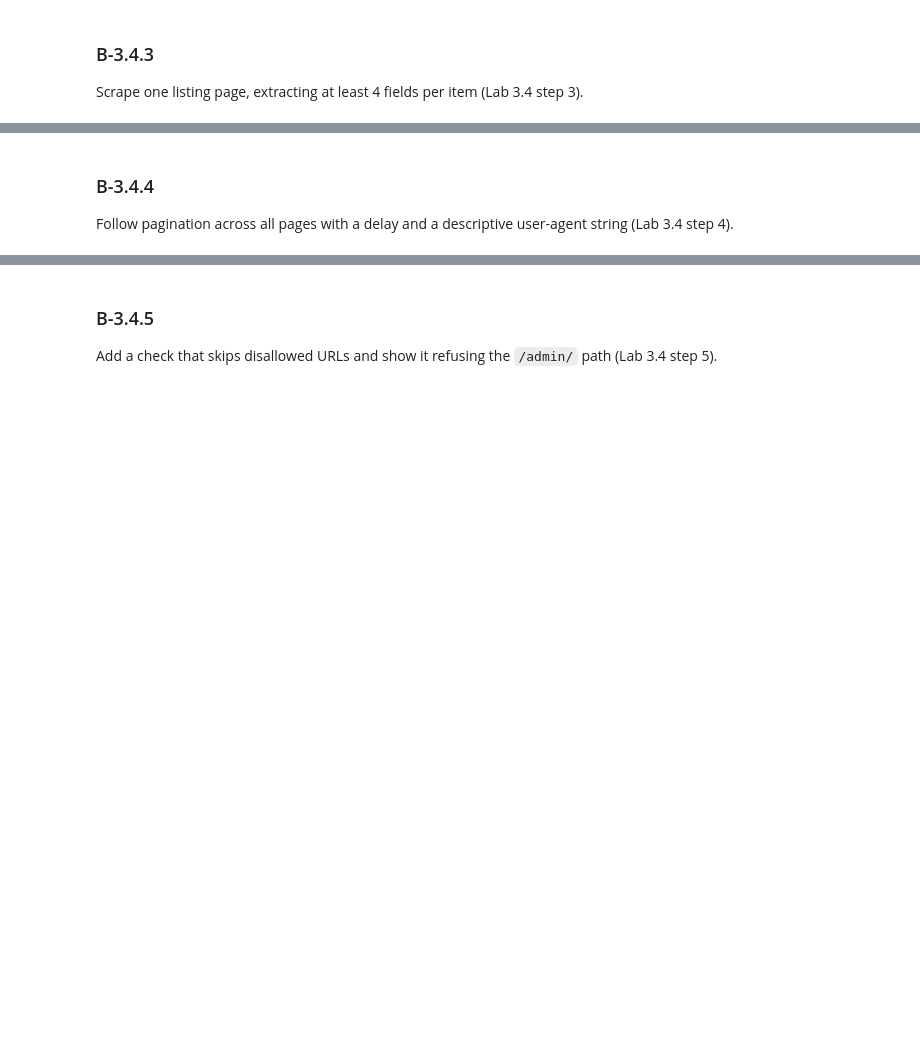
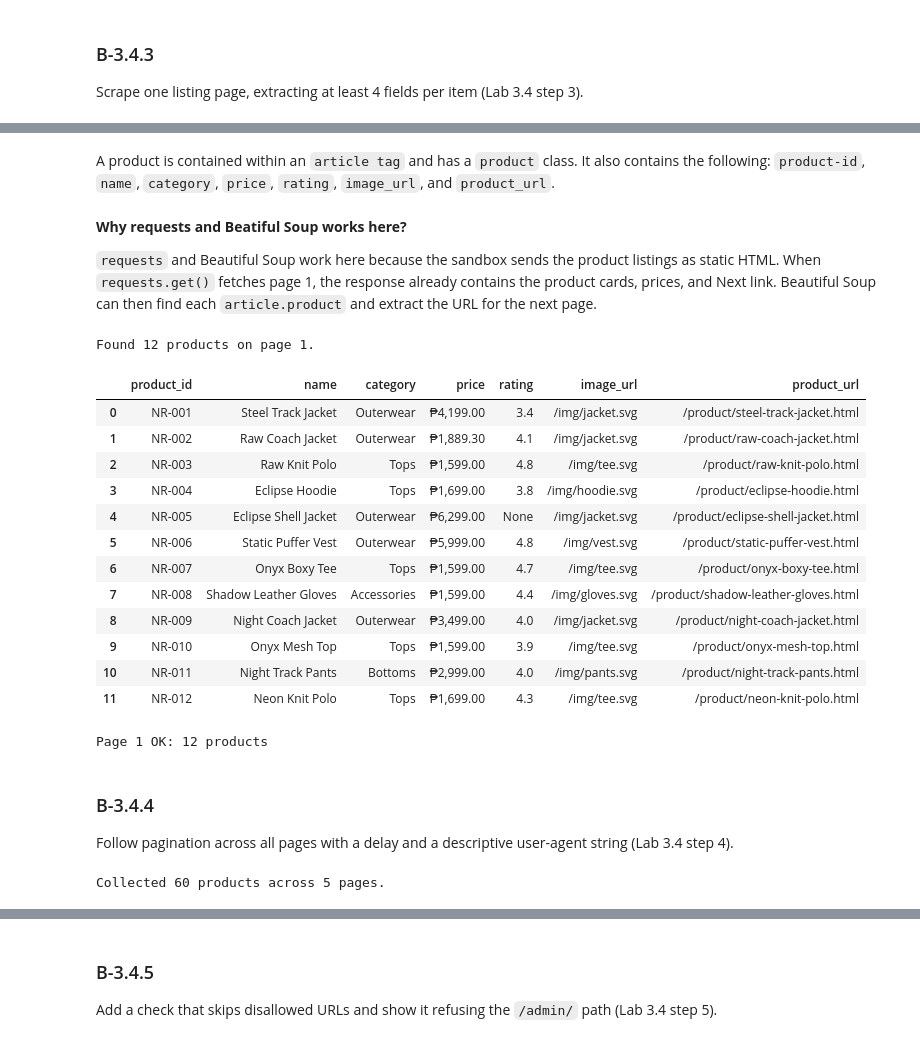
Before and after one commit to ejandrea-strat/python-training, a Jupyter notebook: work/module3_python_for_de.ipynb, the cells around one changed output, grey strips where cells are left out. Saved outputs shown, nothing was run; the diff lists cells and outputs as text; code cells hidden in the pictures; blank space fills up the shorter version.

Commit message:
Module 3 Lab 3.4: Scraper (robots.txt, pagination, cleaning)

```diff
--- a/work/module3_python_for_de.ipynb
+++ b/work/module3_python_for_de.ipynb
@@ -647,3 +717,21 @@ Fetch and parse the site's `robots.txt`, and write down what it allows for the t
 ### B-3.4.3
 
 Scrape one listing page, extracting at least 4 fields per item (Lab 3.4 step 3).
+# %%
+# Parse the HTML
+
+from time import sleep
+from bs4 import BeautifulSoup
+
+# Scraping the first page
+page_url = BASE_URL + "/page-1.html"
+
+if not robots.can_fetch(USER_AGENT, page_url):
+    raise ValueError("robots.txt disallows page-1.html")
+
+sleep(DELAY) # Pause for 1 second
+response = requests.get(page_url, headers=HEADERS, timeout=10)
+response.raise_for_status()
+
+soup = BeautifulSoup(response.content, "html.parser")
+print(soup.prettify()[640:1300])
@@ -650,3 +756,58 @@ Scrape one listing page, extracting at least 4 fields per item (Lab 3.4 step 3).
+# %% [markdown]
+A product is contained within an `article tag` and has a `product` class. It also contains the following: `product-id`, `name`, `category`, `price`, `rating`, `image_url`, and `product_url`.
+# %% [markdown]
+**Why requests and Beatiful Soup works here?**
+
+`requests` and Beautiful Soup work here because the sandbox sends the product listings as static HTML. When `requests.get()` fetches page 1, the response already contains the product cards, prices, and Next link. Beautiful Soup can then find each `article.product` and extract the URL for the next page.
+# %%
+# Extracting fields from the item
+
+from urllib.parse import urljoin
+
+def parse_products(soup, page_url):
+    products = []
+
+    for card in soup.select("article.product"):
+        rating_tag = card.select_one(".rating[data-rating]")
+
+        products.append({
+            "product_id": card["data-product-id"],
+            "name": card.select_one(".product-name").get_text(strip=True),
+            "category": card.select_one(".product-category").get_text(strip=True),
+            "price": card.select_one(".price").get_text(strip=True),
+            "rating": rating_tag["data-rating"] if rating_tag else None,
+            "image_url": urljoin(page_url, card.select_one("img")["src"]),
+            "product_url": urljoin(page_url, card.select_one("a.product-link")["href"]),
+        })
+
+    return products
+
+products = parse_products(soup, "/page-1.html")
+
+print(f"Found {len(products)} products on page 1.")
+pd.DataFrame(products)
+# %% [output]
+Found 12 products on page 1.
+|  | product_id | name | category | price | rating | image_url | product_url |
+| 0 | NR-001 | Steel Track Jacket | Outerwear | ₱4,199.00 | 3.4 | /img/jacket.svg | /product/steel-track-jacket.html |
+| 1 | NR-002 | Raw Coach Jacket | Outerwear | ₱1,889.30 | 4.1 | /img/jacket.svg | /product/raw-coach-jacket.html |
+| 2 | NR-003 | Raw Knit Polo | Tops | ₱1,599.00 | 4.8 | /img/tee.svg | /product/raw-knit-polo.html |
+| 3 | NR-004 | Eclipse Hoodie | Tops | ₱1,699.00 | 3.8 | /img/hoodie.svg | /product/eclipse-hoodie.html |
+| 4 | NR-005 | Eclipse Shell Jacket | Outerwear | ₱6,299.00 | None | /img/jacket.svg | /product/eclipse-shell-jacket.html |
+| 5 | NR-006 | Static Puffer Vest | Outerwear | ₱5,999.00 | 4.8 | /img/vest.svg | /product/static-puffer-vest.html |
+| 6 | NR-007 | Onyx Boxy Tee | Tops | ₱1,599.00 | 4.7 | /img/tee.svg | /product/onyx-boxy-tee.html |
+| 7 | NR-008 | Shadow Leather Gloves | Accessories | ₱1,599.00 | 4.4 | /img/gloves.svg | /product/shadow-leather-gloves.html |
+| 8 | NR-009 | Night Coach Jacket | Outerwear | ₱3,499.00 | 4.0 | /img/jacket.svg | /product/night-coach-jacket.html |
+| 9 | NR-010 | Onyx Mesh Top | Tops | ₱1,599.00 | 3.9 | /img/tee.svg | /product/onyx-mesh-top.html |
+| 10 | NR-011 | Night Track Pants | Bottoms | ₱2,999.00 | 4.0 | /img/pants.svg | /product/night-track-pants.html |
+| 11 | NR-012 | Neon Knit Polo | Tops | ₱1,699.00 | 4.3 | /img/tee.svg | /product/neon-knit-polo.html |
+# %%
+assert len(products) == 12, f"Expected 12 products on page 1, got {len(products)}"
+assert all(p["name"] and p["price"] for p in products), "A product is missing its name or price"
+assert len({p["product_id"] for p in products}) == 12, "Duplicate product IDs on page 1"
+print("Page 1 OK:", len(products), "products")
+# %% [output]
+Page 1 OK: 12 products
 # %% [markdown]
 ### B-3.4.4
 
@@ -653,0 +849,7 @@ Follow pagination across all pages with a delay and a descriptive user-agent str
+# %%
+assert len(all_products) == 60, f"Expected 60 products, got {len(all_products)}."
+assert len(unique_ids) == 60, f"Expected 60 unique product IDs, got {len(unique_ids)}."
+
+print(f"Collected {len(all_products)} products across {len(visited_pages)} pages.")
+# %% [output]
+Collected 60 products across 5 pages.
```
Also changed, not shown: parts of 16 cells of this notebook, 1 other file.
